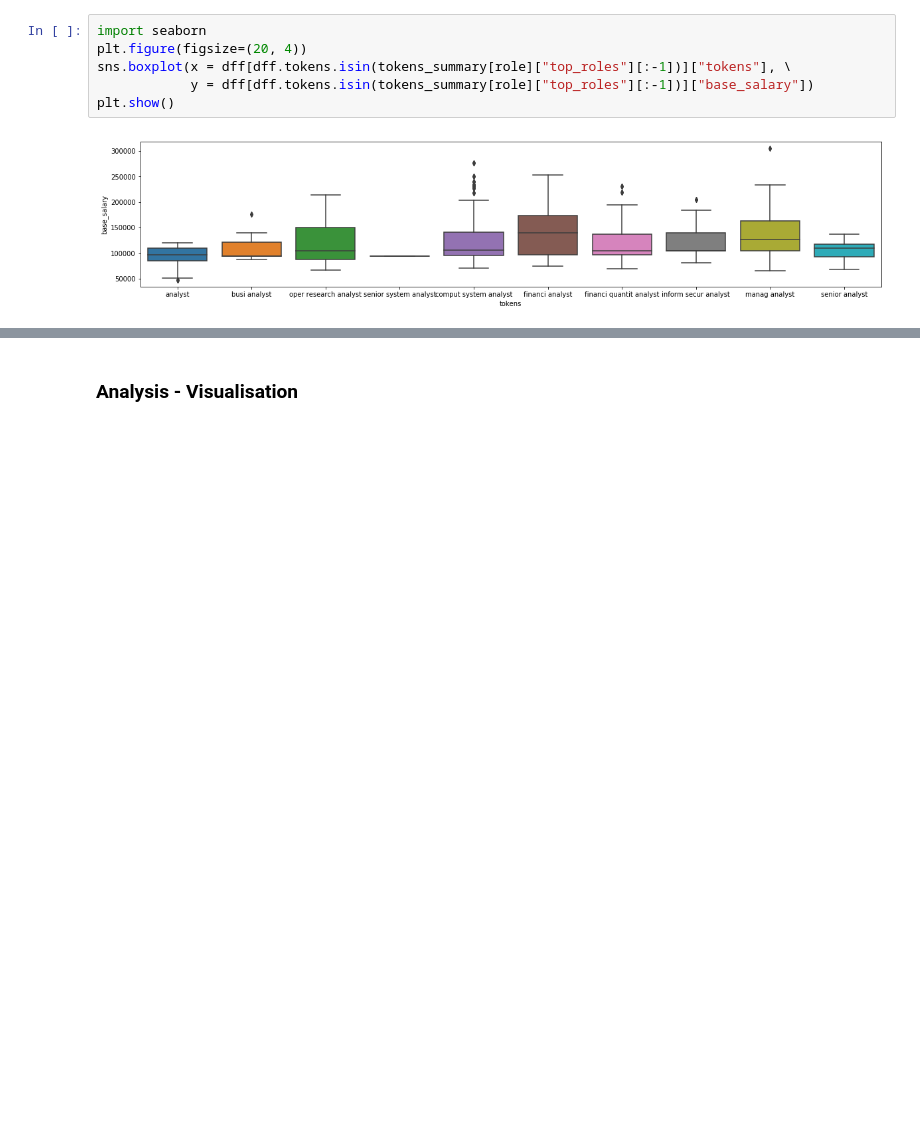
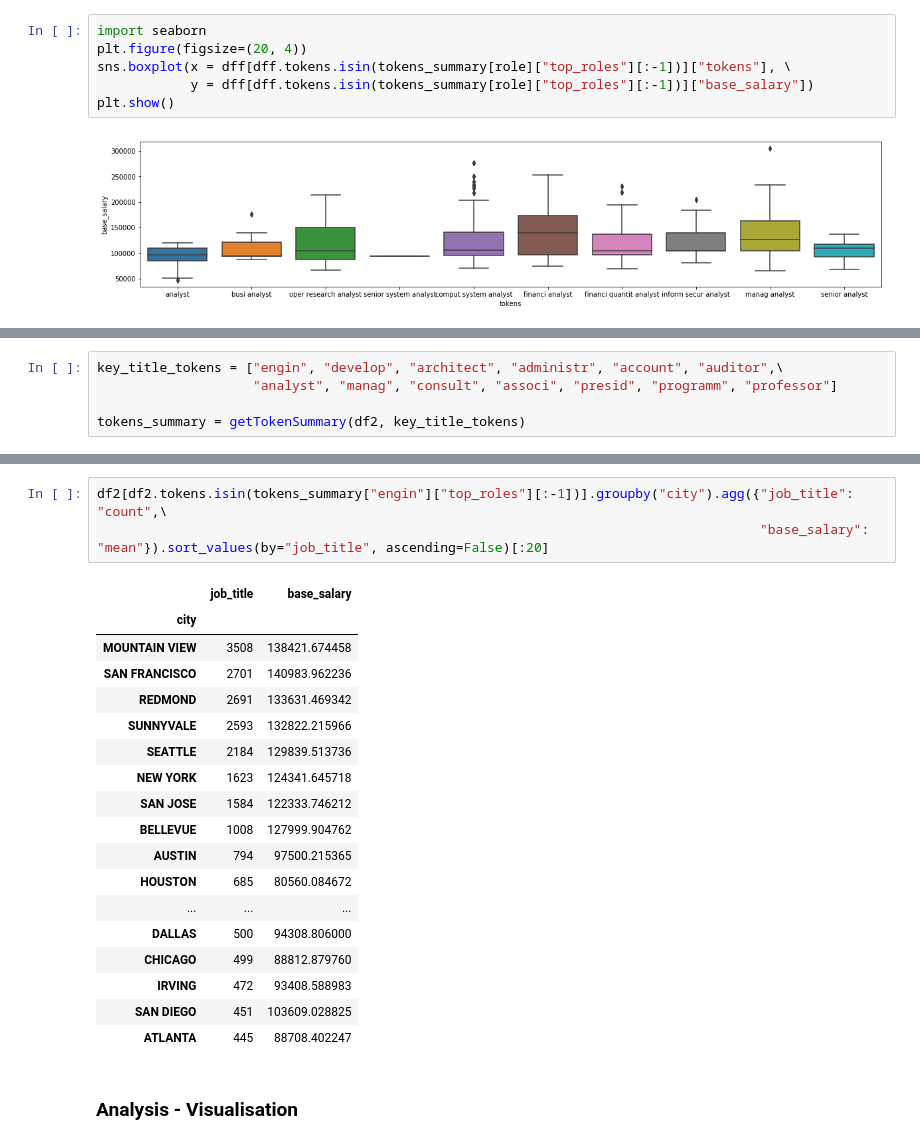
Before and after one commit to jelenalor/analyticsH1B, a Jupyter notebook: h1b_analytics.ipynb, the cells around one changed output, grey strips where cells are left out. Drawn from its saved outputs; the diff is of its cells as text; blank space fills up the shorter version.

```diff
--- a/h1b_analytics.ipynb
+++ b/h1b_analytics.ipynb
@@ -300,0 +260,5 @@ df["city"].unique().tolist()
+# %%
+key_title_tokens = ["engin", "develop", "architect", "administr", "account", "auditor",\
+                    "analyst", "manag", "consult", "associ", "presid", "programm", "professor"]
+
+tokens_summary = getTokenSummary(df2, key_title_tokens)
@@ -301,3 +278,25 @@ df["city"].unique().tolist()
+# %%
+df2[df2.tokens.isin(tokens_summary["engin"]["top_roles"][:-1])].groupby("city").agg({"job_title": "count",\
+                                                                                     "base_salary": "mean"}).sort_values(by="job_title", ascending=False)[:20]
+# %% [output]
+|  | job_title | base_salary |
+| city |  |  |
+| MOUNTAIN VIEW | 3508 | 138421.674458 |
+| SAN FRANCISCO | 2701 | 140983.962236 |
+| REDMOND | 2691 | 133631.469342 |
+| SUNNYVALE | 2593 | 132822.215966 |
+| SEATTLE | 2184 | 129839.513736 |
+| NEW YORK | 1623 | 124341.645718 |
+| SAN JOSE | 1584 | 122333.746212 |
+| BELLEVUE | 1008 | 127999.904762 |
+| AUSTIN | 794 | 97500.215365 |
+| HOUSTON | 685 | 80560.084672 |
+| ... | ... | ... |
+| DALLAS | 500 | 94308.806000 |
+| CHICAGO | 499 | 88812.879760 |
+| IRVING | 472 | 93408.588983 |
+| SAN DIEGO | 451 | 103609.028825 |
+| ATLANTA | 445 | 88708.402247 |
 # %% [markdown]
 ### Analysis - Visualisation
 # %%
```
Also changed, not shown: parts of 11 cells of this notebook, 4 other files.
